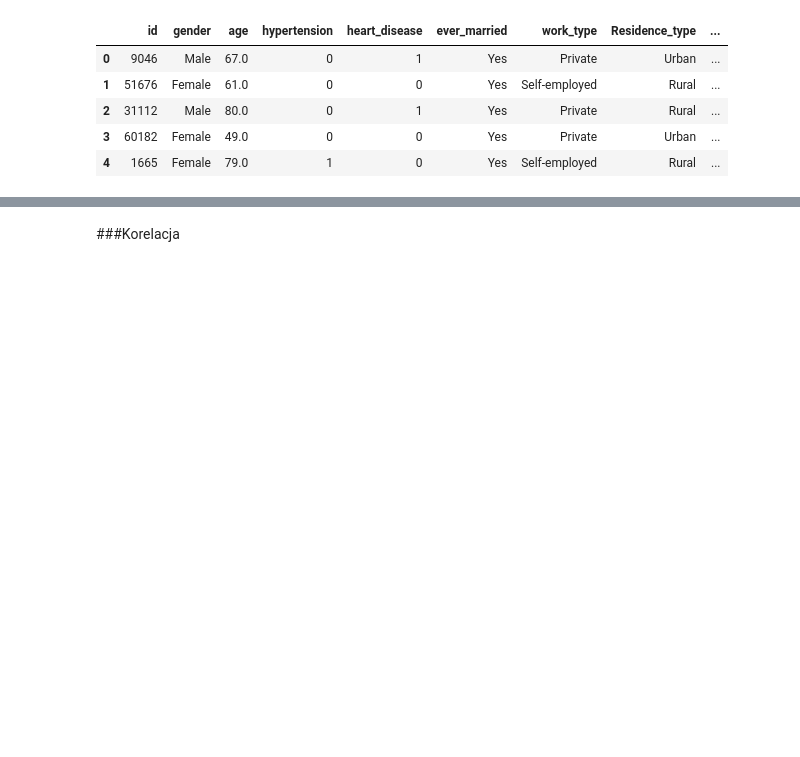
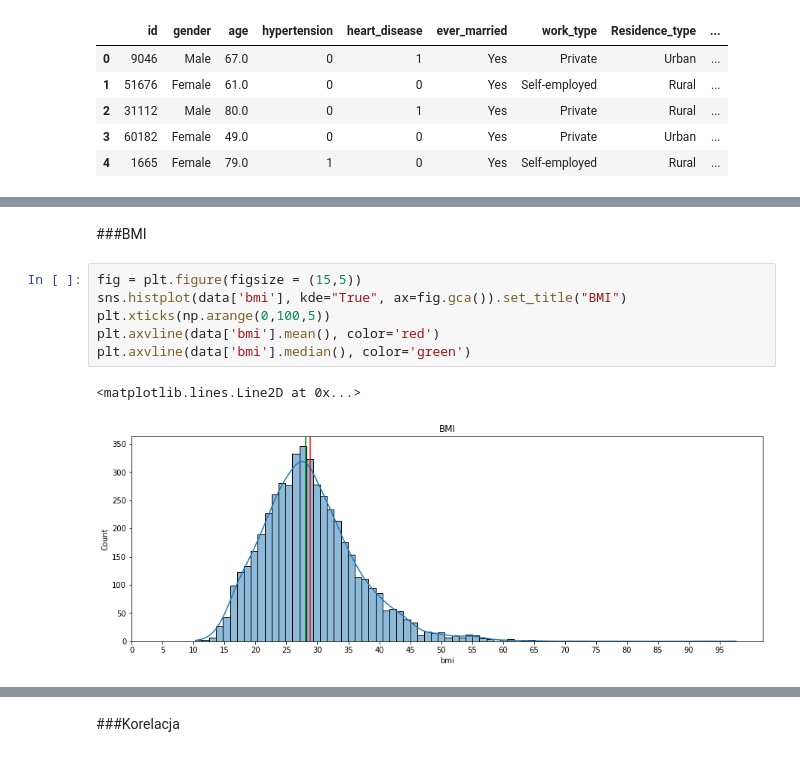
Before and after one commit to karolinaprygiel/ai-project, a Jupyter notebook: project.ipynb, the cells around one changed output, grey strips where cells are left out. Cells and saved outputs as stored; diff of their text form; blank space fills up the shorter version.

```diff
--- a/project.ipynb
+++ b/project.ipynb
@@ -48,0 +97,11 @@ plt.show()
+# %% [markdown]
+###BMI
+# %%
+fig = plt.figure(figsize = (15,5))
+sns.histplot(data['bmi'], kde="True", ax=fig.gca()).set_title("BMI")
+plt.xticks(np.arange(0,100,5))
+plt.axvline(data['bmi'].mean(), color='red')
+plt.axvline(data['bmi'].median(), color='green')
+# %% [output]
+<matplotlib.lines.Line2D at 0x...>
+[figure, added]
```
Also changed, not shown: parts of 34 cells of this notebook.
